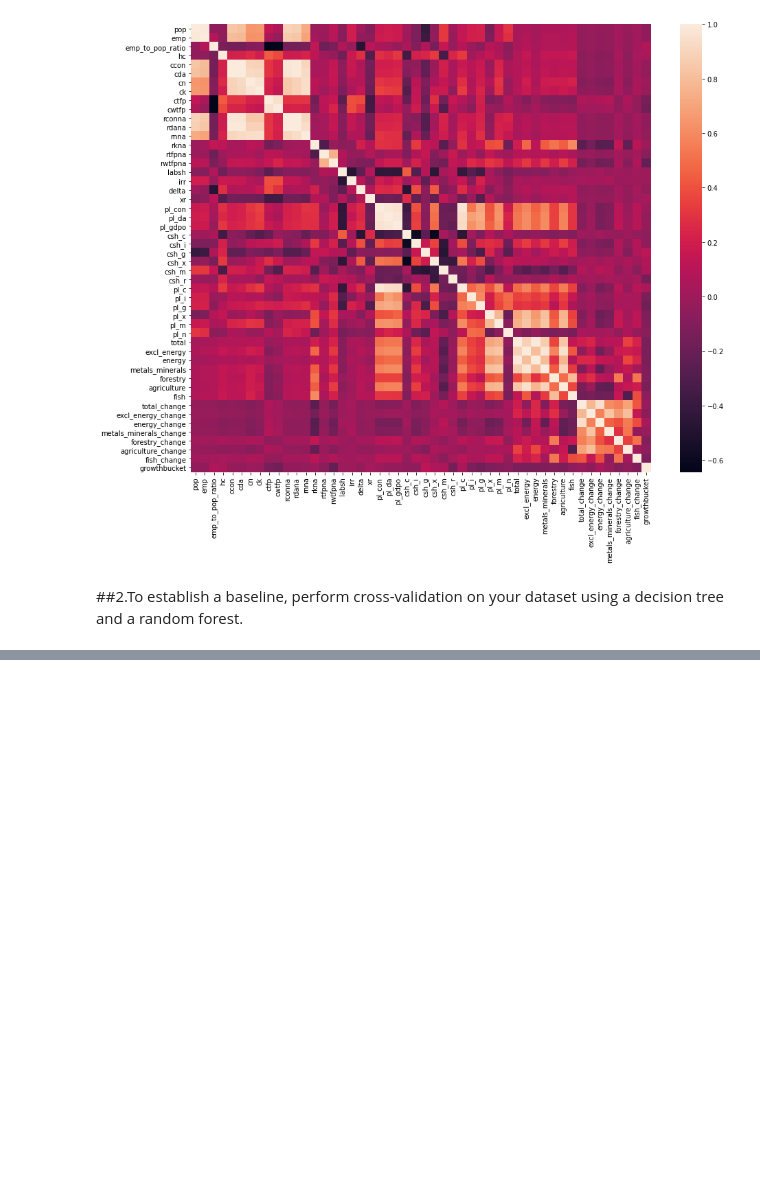
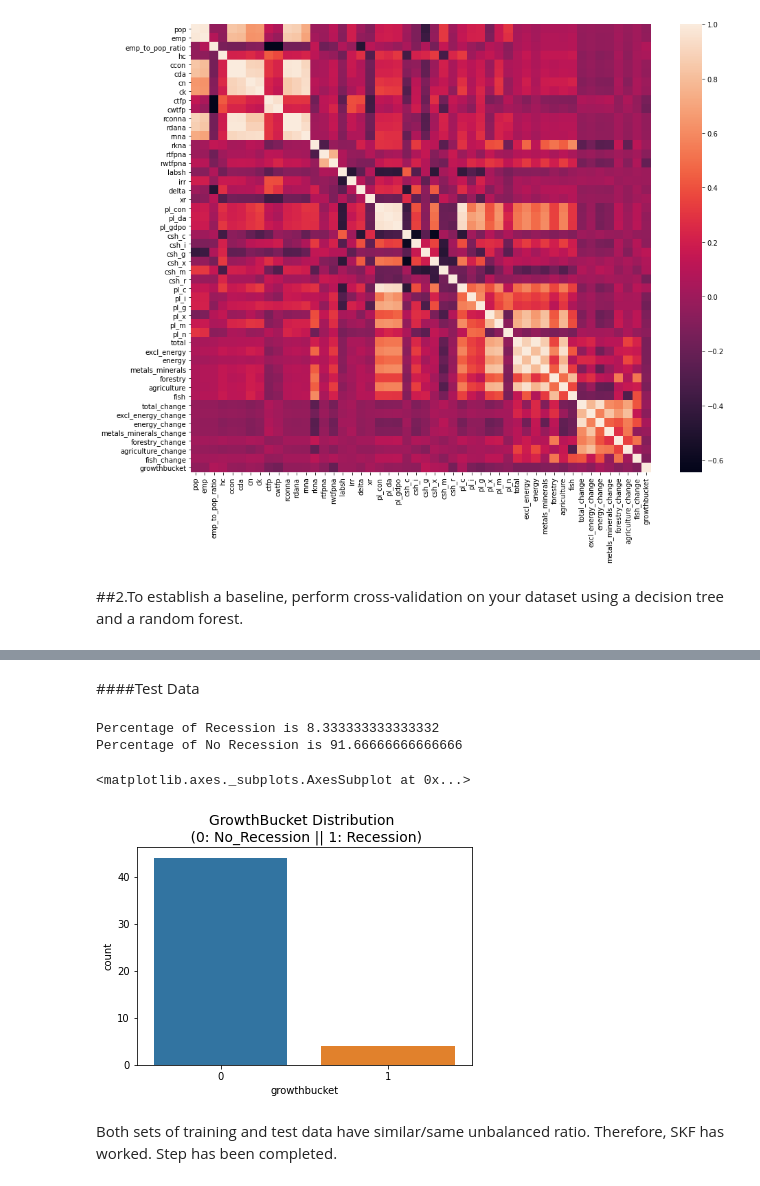
Before and after one commit to thiviyan98/ThiviyanNanthakumarCE888, a Jupyter notebook: Assignment_2/Ass2Data1.ipynb, the cells around one changed output, grey strips where cells are left out. Drawn from its saved outputs; the diff is of its cells as text; code cells hidden in the pictures; blank space fills up the shorter version.

```diff
--- a/Assignment_2/Ass2Data1.ipynb
+++ b/Assignment_2/Ass2Data1.ipynb
@@ -390,0 +465,21 @@ ACC: 0.85 +/- 0.17
+# %% [markdown]
+####Test Data
+# %%
+recession= len(ytest[ytest==1])
+no_recession=len(ytest[ytest==0])
+
+percentofrecession= recession/(recession+no_recession)
+percentofnorecession= no_recession/(recession+no_recession)
+
+print("Percentage of Recession is", percentofrecession*100)
+print("Percentage of No Recession is", percentofnorecession*100)
+
+plt.title('GrowthBucket Distribution \n (0: No_Recession || 1: Recession)', fontsize=14)
+sns.countplot(ytest,data=df)
+# %% [output]
+Percentage of Recession is 8.333333333333332
+Percentage of No Recession is 91.66666666666666
+<matplotlib.axes._subplots.AxesSubplot at 0x...>
+[figure, added]
+# %% [markdown]
+Both sets of training and test data have similar/same unbalanced ratio. Therefore, SKF has worked. Step has been completed.
```
Also changed, not shown: parts of 19 cells of this notebook.
